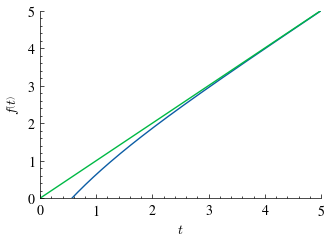
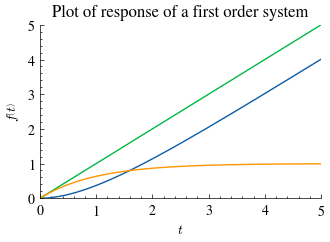
The change to this notebook cell's code, shown as a diff; its figure went from the first image to the second:
--- before
+++ after
@@ -1 +1,2 @@
-sp.plot(t-C_t.subs(tau,1),t,xlim=[0,5],ylim=[0,5])
+sp.plot(C_t.subs(tau,1),t,t-C_t.subs(tau,1),xlim=[0,5],ylim=[0,5],title="Plot of response of a first order system")
+plt.show()

Commit: Chore: add plot and code for response of a first order system to a ramp signal